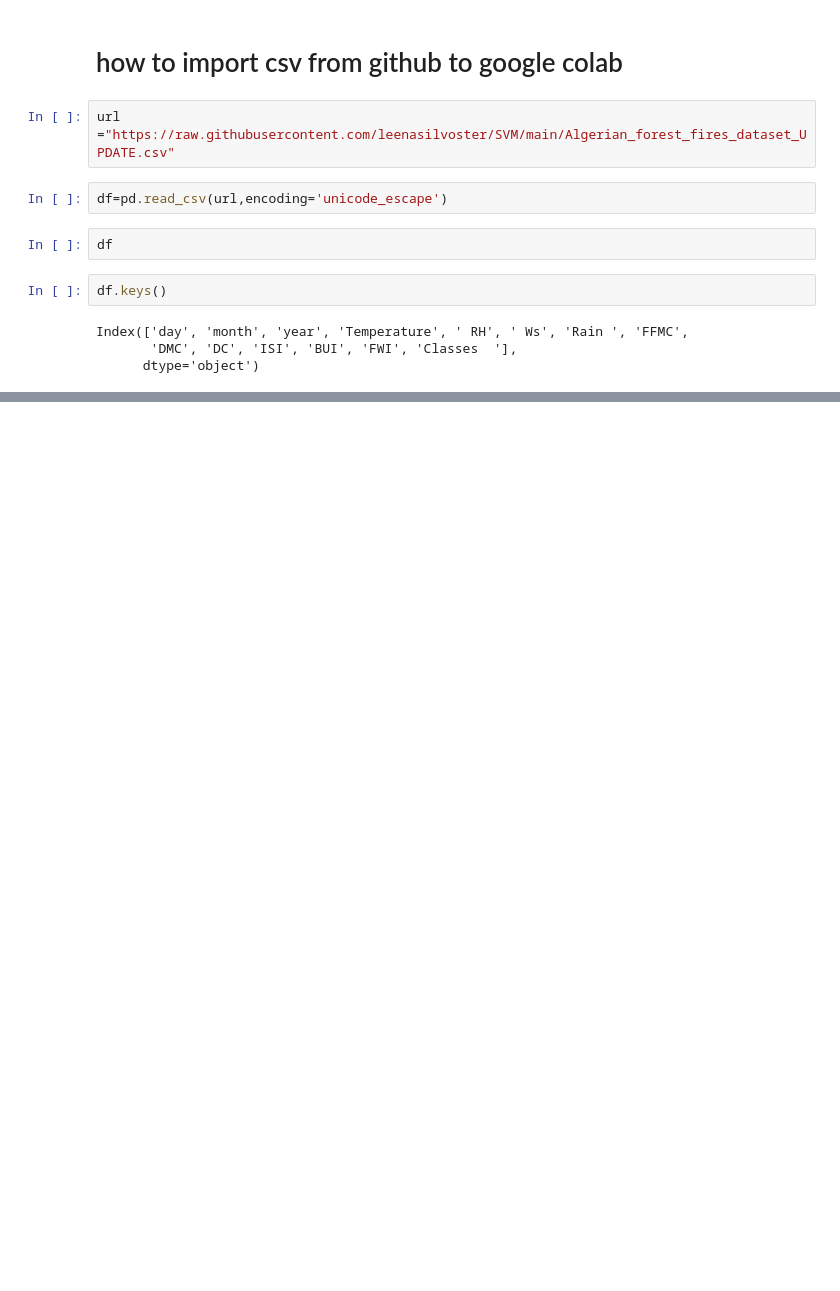
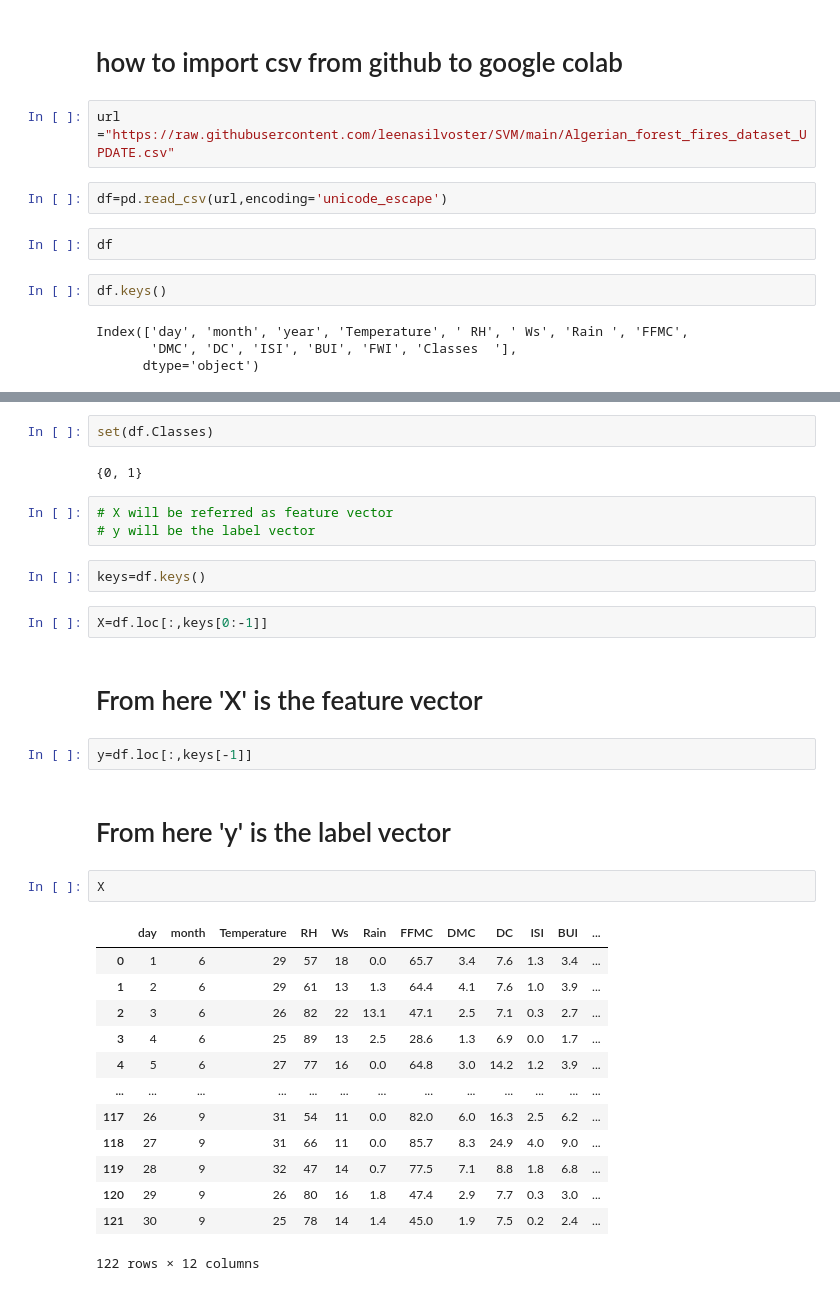
Before and after one commit to leenasilvoster/SVM, a Jupyter notebook: svm.ipynb, the cells around one changed output, grey strips where cells are left out. Cells and saved outputs as stored; diff of their text form; blank space fills up the shorter version.

```diff
--- a/svm.ipynb
+++ b/svm.ipynb
@@ -21,0 +62,33 @@ Index(['day', 'month', 'year', 'Temperature', ' RH', ' Ws', 'Rain ', 'FFMC',
+# %%
+set(df.Classes)
+# %% [output]
+{0, 1}
+# %%
+# X will be referred as feature vector
+# y will be the label vector
+# %%
+keys=df.keys()
+# %%
+X=df.loc[:,keys[0:-1]]
+# %% [markdown]
+# From here 'X' is the feature vector
+# %%
+y=df.loc[:,keys[-1]]
+# %% [markdown]
+# From here 'y' is the label vector
+# %%
+X
+# %% [output]
+|  | day | month | Temperature | RH | Ws | Rain | FFMC | DMC | DC | ISI | BUI | ... |
+| 0 | 1 | 6 | 29 | 57 | 18 | 0.0 | 65.7 | 3.4 | 7.6 | 1.3 | 3.4 | ... |
+| 1 | 2 | 6 | 29 | 61 | 13 | 1.3 | 64.4 | 4.1 | 7.6 | 1.0 | 3.9 | ... |
+| 2 | 3 | 6 | 26 | 82 | 22 | 13.1 | 47.1 | 2.5 | 7.1 | 0.3 | 2.7 | ... |
+| 3 | 4 | 6 | 25 | 89 | 13 | 2.5 | 28.6 | 1.3 | 6.9 | 0.0 | 1.7 | ... |
+| 4 | 5 | 6 | 27 | 77 | 16 | 0.0 | 64.8 | 3.0 | 14.2 | 1.2 | 3.9 | ... |
+| ... | ... | ... | ... | ... | ... | ... | ... | ... | ... | ... | ... | ... |
+| 117 | 26 | 9 | 31 | 54 | 11 | 0.0 | 82.0 | 6.0 | 16.3 | 2.5 | 6.2 | ... |
+| 118 | 27 | 9 | 31 | 66 | 11 | 0.0 | 85.7 | 8.3 | 24.9 | 4.0 | 9.0 | ... |
+| 119 | 28 | 9 | 32 | 47 | 14 | 0.7 | 77.5 | 7.1 | 8.8 | 1.8 | 6.8 | ... |
+| 120 | 29 | 9 | 26 | 80 | 16 | 1.8 | 47.4 | 2.9 | 7.7 | 0.3 | 3.0 | ... |
+| 121 | 30 | 9 | 25 | 78 | 14 | 1.4 | 45.0 | 1.9 | 7.5 | 0.2 | 2.4 | ... |
+122 rows × 12 columns
```
Also changed, not shown: parts of 33 cells of this notebook.
